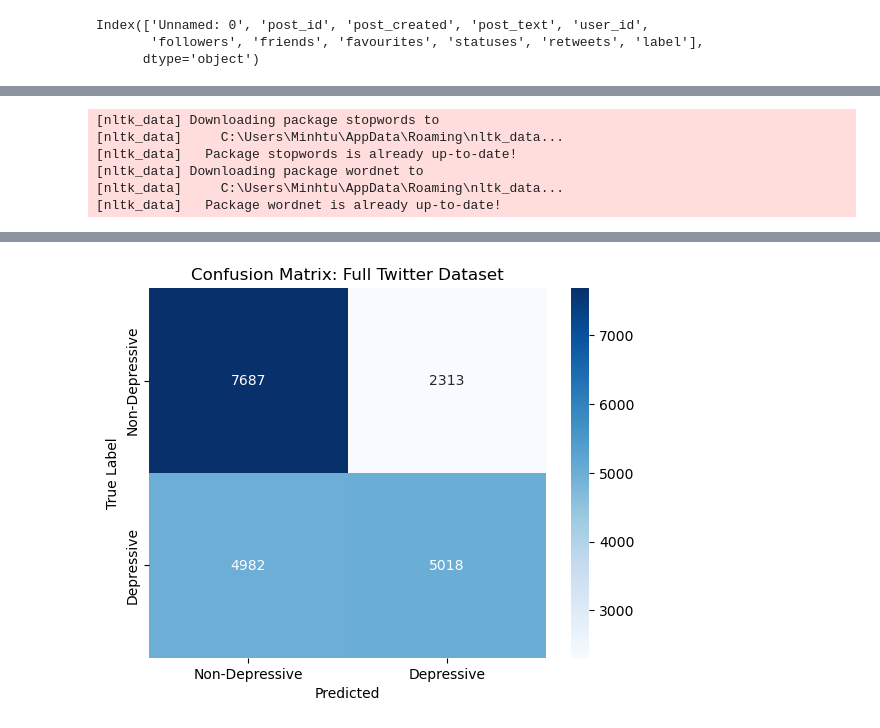
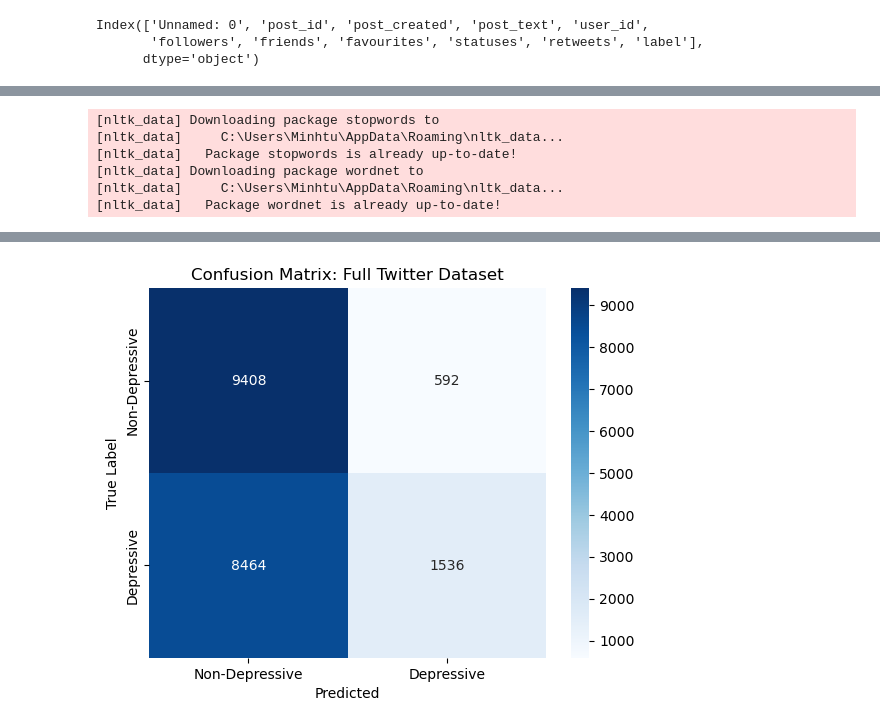
Before and after one commit to hlbels/crossplatform-mentalhealth-ml, a Jupyter notebook: SVM.ipynb, the cells around one changed output, grey strips where cells are left out. Saved outputs shown, nothing was run; the diff lists cells and outputs as text; code cells hidden in the pictures.

```diff
--- a/SVM.ipynb
+++ b/SVM.ipynb
@@ -440,7 +396,7 @@ from nltk.corpus import stopwords
 from nltk.stem import WordNetLemmatizer
 from sklearn.feature_extraction.text import TfidfVectorizer
 from sklearn.svm import LinearSVC
-from sklearn.model_selection import train_test_split
+from sklearn.model_selection import train_test_split, GridSearchCV
 from sklearn.metrics import (
     accuracy_score, classification_report, confusion_matrix,
     roc_curve, auc, f1_score, precision_score, recall_score
@@ -533,17 +489,39 @@ y_train = train_mix["label"]
 
 joblib.dump(vectorizer, "tfidf_reddit_twitter_vectorizer.pkl")
 
-# ------------------------------------------------------------
-# 7. Train Linear SVM model
-# ------------------------------------------------------------
-svm = LinearSVC(C=1.0, class_weight='balanced', max_iter=5000)
-svm.fit(X_train, y_train)
+# ============================================================
+# 7. HYPERPARAMETER TUNING (GRIDSEARCHCV)
+# ============================================================
+param_grid = {
+    "C": [0.01, 0.1, 1, 2, 5],
+    "class_weight": [None, "balanced"]
+}
+
+grid_search = GridSearchCV(
+    LinearSVC(max_iter=6000),
+    param_grid,
+    cv=3,
+    scoring="accuracy",
+    n_jobs=-1,
+    verbose=1
+)
+
+print("\nRunning GridSearchCV...")
+grid_search.fit(X_train, y_train)
+
+print("\nBest Parameters:", grid_search.best_params_)
+print("Best CV Accuracy:", grid_search.best_score_)
+
+# Use best SVM model
+svm = grid_search.best_estimator_
+
 joblib.dump(svm, "svm_reddit_twitter_mixed.pkl")
-print(" Model saved as 'svm_reddit_twitter_mixed.pkl'")
+print("GridSearchCV model saved as 'svm_reddit_twitter_mixed.pkl'")
 
-# ------------------------------------------------------------
-# 8. Helper: Evaluation function
-# ------------------------------------------------------------
+# ============================================================
+# 8. Evaluation Function (UNCHANGED)
+# ============================================================
+
 from sklearn.metrics import (
     accuracy_score, classification_report, confusion_matrix,
     roc_curve, auc, f1_score, precision_score, recall_score,
@@ -560,9 +538,7 @@ def evaluate_model(name, df, vectorizer, model):
     print(f"Accuracy on {name}: {acc:.4f}")
     print("\nClassification Report:\n", classification_report(y_true, y_pred, zero_division=0))
 
-    # ------------------------------------------------------------
     # Confusion Matrix
-    # ------------------------------------------------------------
     cm = confusion_matrix(y_true, y_pred)
     sns.heatmap(cm, annot=True, fmt='d', cmap='Blues',
                 xticklabels=["Non-Depressive", "Depressive"],
@@ -572,9 +548,7 @@ def evaluate_model(name, df, vectorizer, model):
     plt.ylabel("True Label")
     plt.show()
 
-    # ------------------------------------------------------------
-    # Precision, Recall, F1 Bar Plot per Class
-    # ------------------------------------------------------------
+    # Precision, Recall, F1 Plot
     f1 = f1_score(y_true, y_pred, average=None)
     precision = precision_score(y_true, y_pred, average=None)
     recall = recall_score(y_true, y_pred, average=None)
@@ -594,53 +568,40 @@ def evaluate_model(name, df, vectorizer, model):
     plt.legend(title="Class")
     plt.show()
 
-    # ------------------------------------------------------------
     # ROC Curve
-    # ------------------------------------------------------------
     y_score = model.decision_function(X)
     fpr, tpr, _ = roc_curve(y_true, y_score)
     roc_auc = auc(fpr, tpr)
 
     plt.figure(figsize=(6,6))
-    plt.plot(fpr, tpr, color='darkorange', lw=2,
-             label=f'ROC curve (AUC = {roc_auc:.3f})')
-    plt.plot([0, 1], [0, 1], color='navy', lw=2, linestyle='--')
-    plt.xlim([0.0, 1.0])
-    plt.ylim([0.0, 1.05])
+    plt.plot(fpr, tpr, lw=2, label=f'AUC = {roc_auc:.3f}')
+    plt.plot([0,1], [0,1], linestyle='--')
     plt.xlabel('False Positive Rate')
     plt.ylabel('True Positive Rate')
     plt.title(f'ROC Curve: {name}')
-    plt.legend(loc="lower right")
+    plt.legend()
     plt.show()
 
-    # ------------------------------------------------------------
     # Precision-Recall Curve
-    # ------------------------------------------------------------
     precision_curve, recall_curve, _ = precision_recall_curve(y_true, y_score)
     avg_precision = average_precision_score(y_true, y_score)
 
     plt.figure(figsize=(6,6))
-    plt.plot(recall_curve, precision_curve, color='purple', lw=2,
-             label=f'PR curve (AP = {avg_precision:.3f})')
+    plt.plot(recall_curve, precision_curve, lw=2, label=f'AP = {avg_precision:.3f}')
     plt.xlabel('Recall')
     plt.ylabel('Precision')
     plt.title(f'Precision-Recall Curve: {name}')
-    plt.legend(loc="lower left")
-    plt.xlim([0.0, 1.0])
-    plt.ylim([0.0, 1.05])
-    plt.grid(True)
+    plt.legend()
+    plt.grid()
     plt.show()
 
-# ------------------------------------------------------------
+# ============================================================
 # 9. Evaluate on BOTH Twitter and Reddit datasets
-# ------------------------------------------------------------
+# ============================================================
 vectorizer = joblib.load("tfidf_reddit_twitter_vectorizer.pkl")
 svm = joblib.load("svm_reddit_twitter_mixed.pkl")
 
-# Twitter (Full)
 evaluate_model("Full Twitter Dataset", twitter_test, vectorizer, svm)
-
-# Reddit (Full)
 evaluate_model("Full Reddit Dataset", reddit_df, vectorizer, svm)
 # %% [output]
 [nltk_data] Downloading package stopwords to
@@ -669 +630 @@ weighted avg       0.65      0.64      0.63     20000
-[figure, old version]
+[figure, new version]
```
Also changed, not shown: parts of 9 cells of this notebook.
